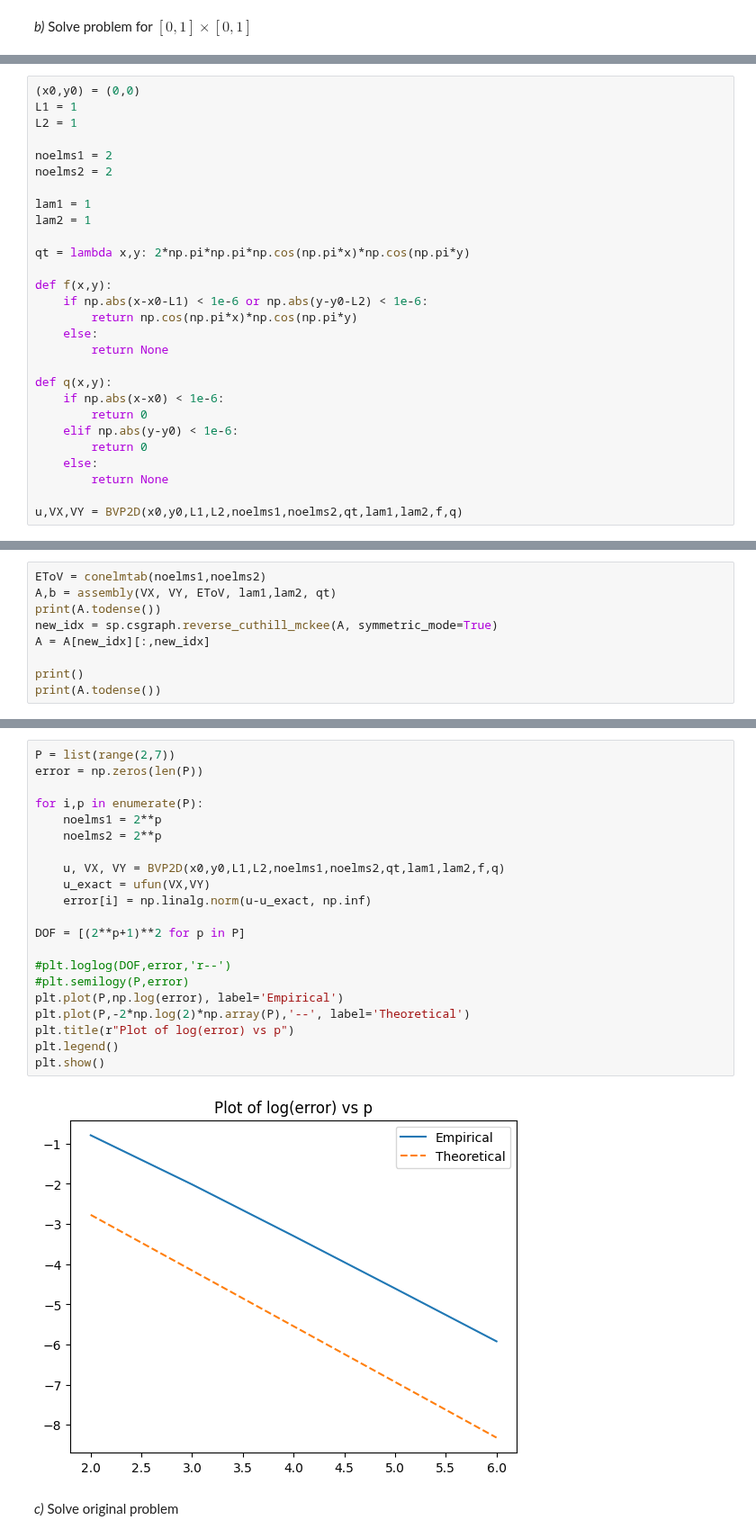
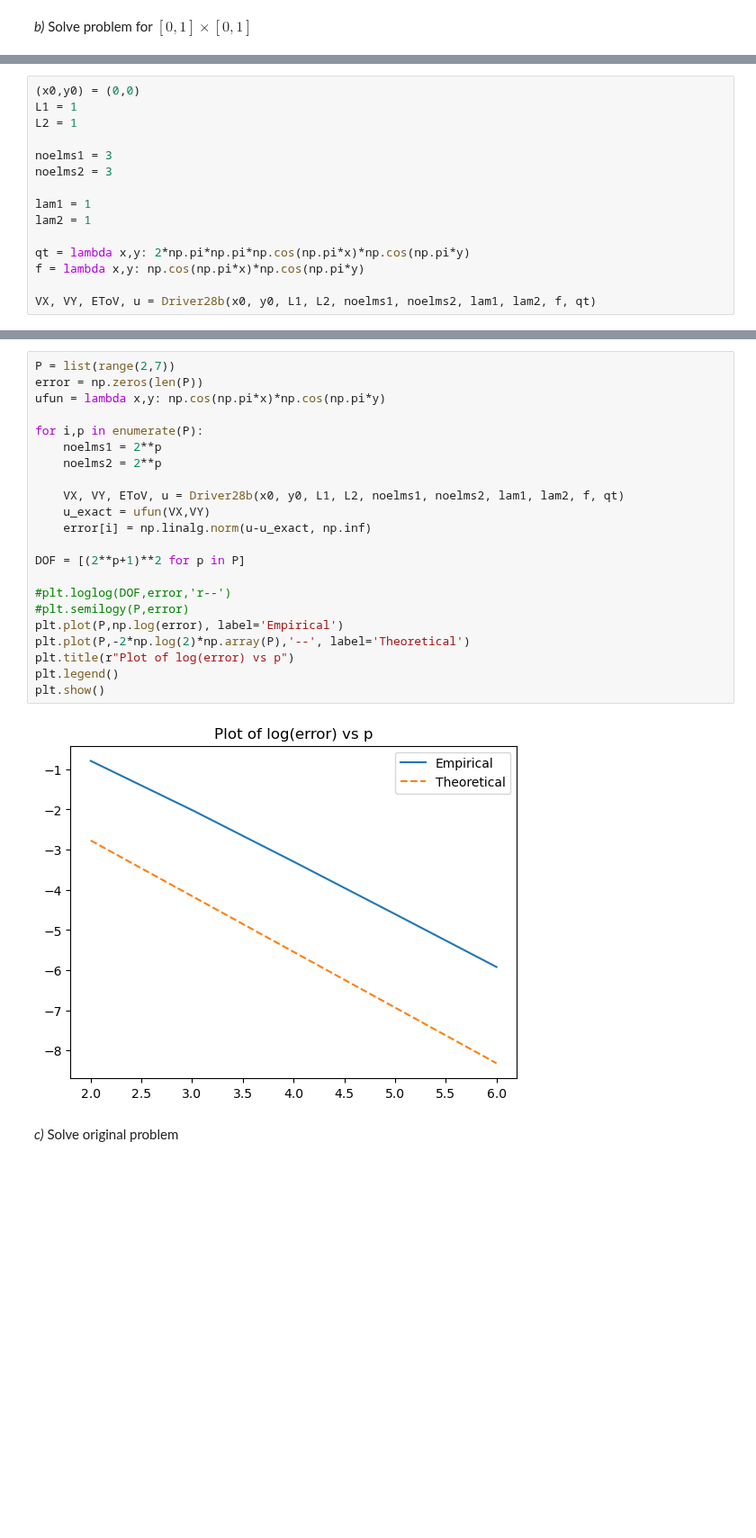
Before and after one commit to MarcusKNielsen/FEM, a Jupyter notebook: week 2/Week2_2-8.ipynb, the cells around one changed output, grey strips where cells are left out. Shown at 90% size. Drawn from its saved outputs; the diff is of its cells as text; blank space fills up the shorter version.

```diff
--- a/week 2/Week2_2-8.ipynb
+++ b/week 2/Week2_2-8.ipynb
@@ -55,29 +60,16 @@ from FEMsolver2d import *
 L1 = 1
 L2 = 1
 
-noelms1 = 2
-noelms2 = 2
+noelms1 = 3
+noelms2 = 3
 
 lam1 = 1
 lam2 = 1
 
 qt = lambda x,y: 2*np.pi*np.pi*np.cos(np.pi*x)*np.cos(np.pi*y)
+f = lambda x,y: np.cos(np.pi*x)*np.cos(np.pi*y)
 
-def f(x,y):
-    if np.abs(x-x0-L1) < 1e-6 or np.abs(y-y0-L2) < 1e-6:
-        return np.cos(np.pi*x)*np.cos(np.pi*y)
-    else:
-        return None
-
-def q(x,y):
-    if np.abs(x-x0) < 1e-6:
-        return 0
-    elif np.abs(y-y0) < 1e-6:
-        return 0
-    else:
-        return None
-
-u,VX,VY = BVP2D(x0,y0,L1,L2,noelms1,noelms2,qt,lam1,lam2,f,q)
+VX, VY, EToV, u = Driver28b(x0, y0, L1, L2, noelms1, noelms2, lam1, lam2, f, qt)
 # %%
 ufun = lambda x,y: np.cos(np.pi*x)*np.cos(np.pi*y)
 error = np.max(np.abs(u-ufun(VX,VY)))
@@ -87,9 +78,0 @@ print(error)
-# %%
-EToV = conelmtab(noelms1,noelms2)
-A,b = assembly(VX, VY, EToV, lam1,lam2, qt)
-print(A.todense())
-new_idx = sp.csgraph.reverse_cuthill_mckee(A, symmetric_mode=True)
-A = A[new_idx][:,new_idx]
-
-print()
-print(A.todense())
@@ -128,26 +90,27 @@ plot_heatmap(ufun(VX,VY),VX,VY)
 # %%
 P = list(range(2,7))
 error = np.zeros(len(P))
+ufun = lambda x,y: np.cos(np.pi*x)*np.cos(np.pi*y)
 
 for i,p in enumerate(P):
     noelms1 = 2**p
     noelms2 = 2**p
 
-    u, VX, VY = BVP2D(x0,y0,L1,L2,noelms1,noelms2,qt,lam1,lam2,f,q)
+    VX, VY, EToV, u = Driver28b(x0, y0, L1, L2, noelms1, noelms2, lam1, lam2, f, qt)
     u_exact = ufun(VX,VY)
     error[i] = np.linalg.norm(u-u_exact, np.inf)
 
 DOF = [(2**p+1)**2 for p in P]
 
 #plt.loglog(DOF,error,'r--')
 #plt.semilogy(P,error)
 plt.plot(P,np.log(error), label='Empirical')
 plt.plot(P,-2*np.log(2)*np.array(P),'--', label='Theoretical')
 plt.title(r"Plot of log(error) vs p")
 plt.legend()
 plt.show()
 # %% [output]
-[figure, old version]
+[figure, new version]
 # %% [markdown]
 *c)* Solve original problem
 # %%
```
Also changed, not shown: parts of 13 cells of this notebook, 4 other files.
